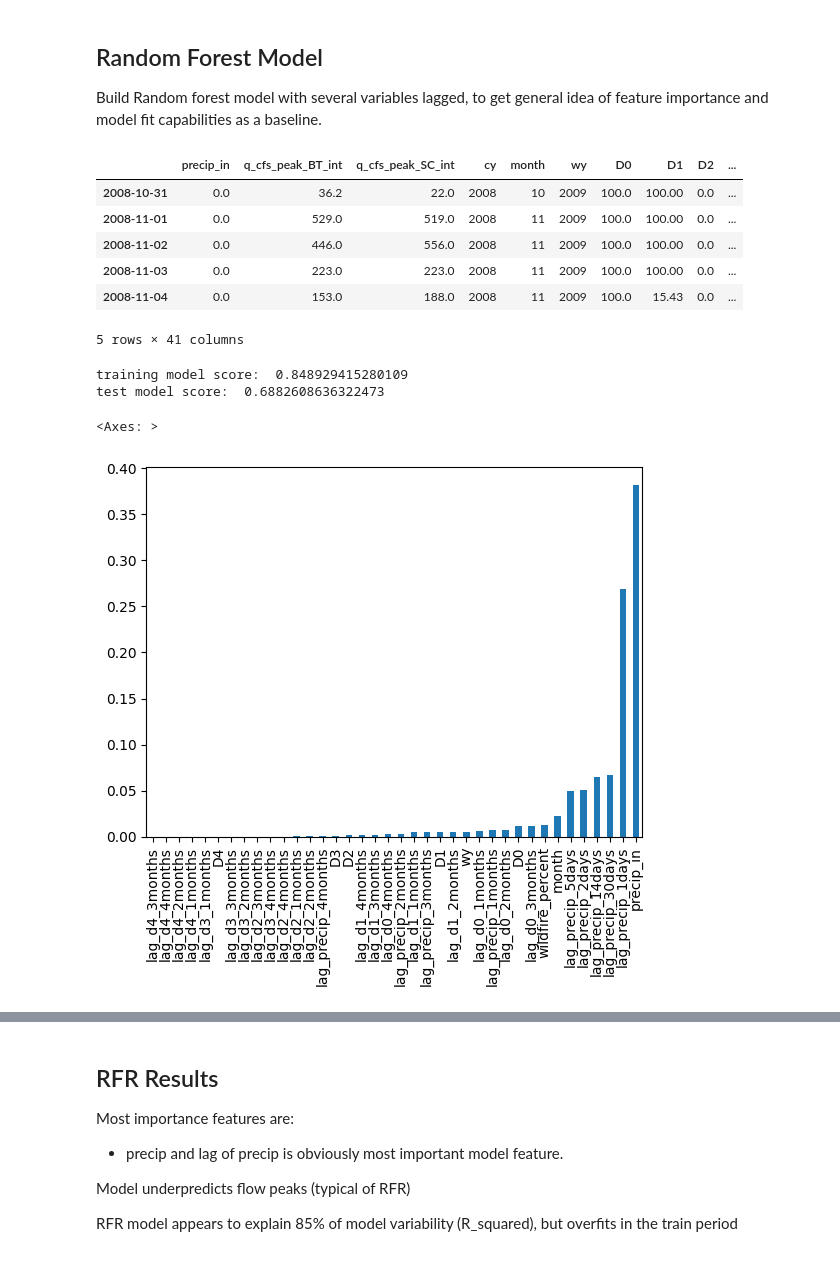
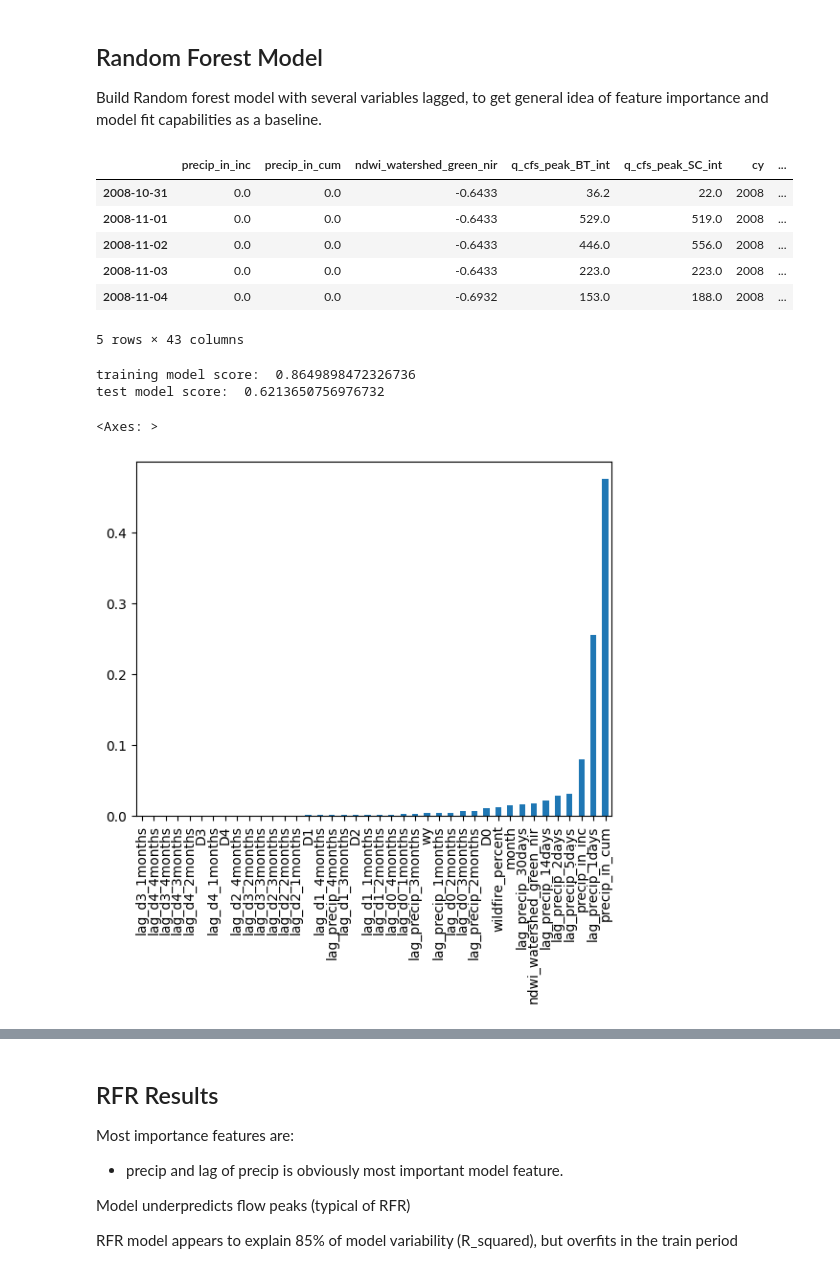
Before and after one commit to kpretz/San-Lorenzo-Flood-Prediction, a Jupyter notebook: 03_model.ipynb, the cells around one changed output, grey strips where cells are left out. Cells and saved outputs as stored; diff of their text form; code cells hidden in the pictures.

Commit message:
add stage data

```diff
--- a/03_model.ipynb
+++ b/03_model.ipynb
@@ -35,48 +35,48 @@ months_to_lag = [1, 2, 3, 4]
 drought_index_ints = [0, 1, 2, 3, 4]
 
 for m in months_to_lag:
-    data_rfr['lag_precip_' + str(m) + 'months'] = data_rfr.precip_in.shift(-30*m) # shift data back, 30 days in a month
+    data_rfr['lag_precip_' + str(m) + 'months'] = data_rfr['precip_in_inc'].shift(-30*m) # shift data back, 30 days in a month
     for d in drought_index_ints:
         data_rfr['lag_d' + str(d) + '_' + str(m) + 'months'] = data_rfr['D' + str(d)].shift(-30*m) #shift back data
 
 hours_to_lag = [1, 2, 5, 14, 30]
 for h in hours_to_lag:
-    data_rfr['lag_precip_' + str(h) + 'days'] = data_rfr.precip_in.shift(h) # shift data back h hours
+    data_rfr['lag_precip_' + str(h) + 'days'] = data_rfr['precip_in_inc'].shift(h) # shift data back h hours
 
 
 data_rfr.dropna(inplace=True) #drop null values created with shift functions - will be most recent 4 months
 data_rfr.head()
 # %% [output]
-|  | precip_in | q_cfs_peak_BT_int | q_cfs_peak_SC_int | cy | month | wy | D0 | D1 | D2 | ... |
-| 2008-10-31 | 0.0 | 36.2 | 22.0 | 2008 | 10 | 2009 | 100.0 | 100.00 | 0.0 | ... |
-| 2008-11-01 | 0.0 | 529.0 | 519.0 | 2008 | 11 | 2009 | 100.0 | 100.00 | 0.0 | ... |
-| 2008-11-02 | 0.0 | 446.0 | 556.0 | 2008 | 11 | 2009 | 100.0 | 100.00 | 0.0 | ... |
-| 2008-11-03 | 0.0 | 223.0 | 223.0 | 2008 | 11 | 2009 | 100.0 | 100.00 | 0.0 | ... |
-| 2008-11-04 | 0.0 | 153.0 | 188.0 | 2008 | 11 | 2009 | 100.0 | 15.43 | 0.0 | ... |
+|  | precip_in_inc | precip_in_cum | ndwi_watershed_green_nir | q_cfs_peak_BT_int | q_cfs_peak_SC_int | cy | ... |
+| 2008-10-31 | 0.0 | 0.0 | -0.6433 | 36.2 | 22.0 | 2008 | ... |
+| 2008-11-01 | 0.0 | 0.0 | -0.6433 | 529.0 | 519.0 | 2008 | ... |
+| 2008-11-02 | 0.0 | 0.0 | -0.6433 | 446.0 | 556.0 | 2008 | ... |
+| 2008-11-03 | 0.0 | 0.0 | -0.6433 | 223.0 | 223.0 | 2008 | ... |
+| 2008-11-04 | 0.0 | 0.0 | -0.6932 | 153.0 | 188.0 | 2008 | ... |
-5 rows × 41 columns
+5 rows × 43 columns
 # %%
 X = data_rfr.drop(['q_cfs_peak_SC_int', 'q_cfs_peak_BT_int', 'cy'], axis=1)
 y = data_rfr['q_cfs_peak_SC_int']
 X_train_SC, X_test_SC, y_train_SC, y_test_SC = train_test_split(X, y, test_size=0.2, random_state=777)
 
 rfr = RandomForestRegressor(max_depth=5, n_estimators=100, random_state=777)
 rfr.fit(X_train_SC, y_train_SC)
 y_pred_SC = rfr.predict(X_test_SC)
 
 print('training model score: ', rfr.score(X_train_SC, y_train_SC))
 print('test model score: ', rfr.score(X_test_SC, y_test_SC))
 
 #next, we'll take a look at feature importance
 importances = rfr.feature_importances_
-forest_importances = pd.Series(importances, index=X_train.columns)
+forest_importances = pd.Series(importances, index=X_train_SC.columns)
 
 fig, ax = plt.subplots()
 forest_importances.sort_values().plot.bar(ax=ax)
 # %% [output]
-training model score:  0.848929415280109
-test model score:  0.6882608636322473
+training model score:  0.8649898472326736
+test model score:  0.6213650756976732
 <Axes: >
-[figure, old version]
+[figure, new version]
 # %%
 X = data_rfr.drop(['q_cfs_peak_SC_int', 'q_cfs_peak_BT_int', 'cy'], axis=1)
 y = data_rfr['q_cfs_peak_BT_int']
```
Also changed, not shown: parts of 18 cells of this notebook.
